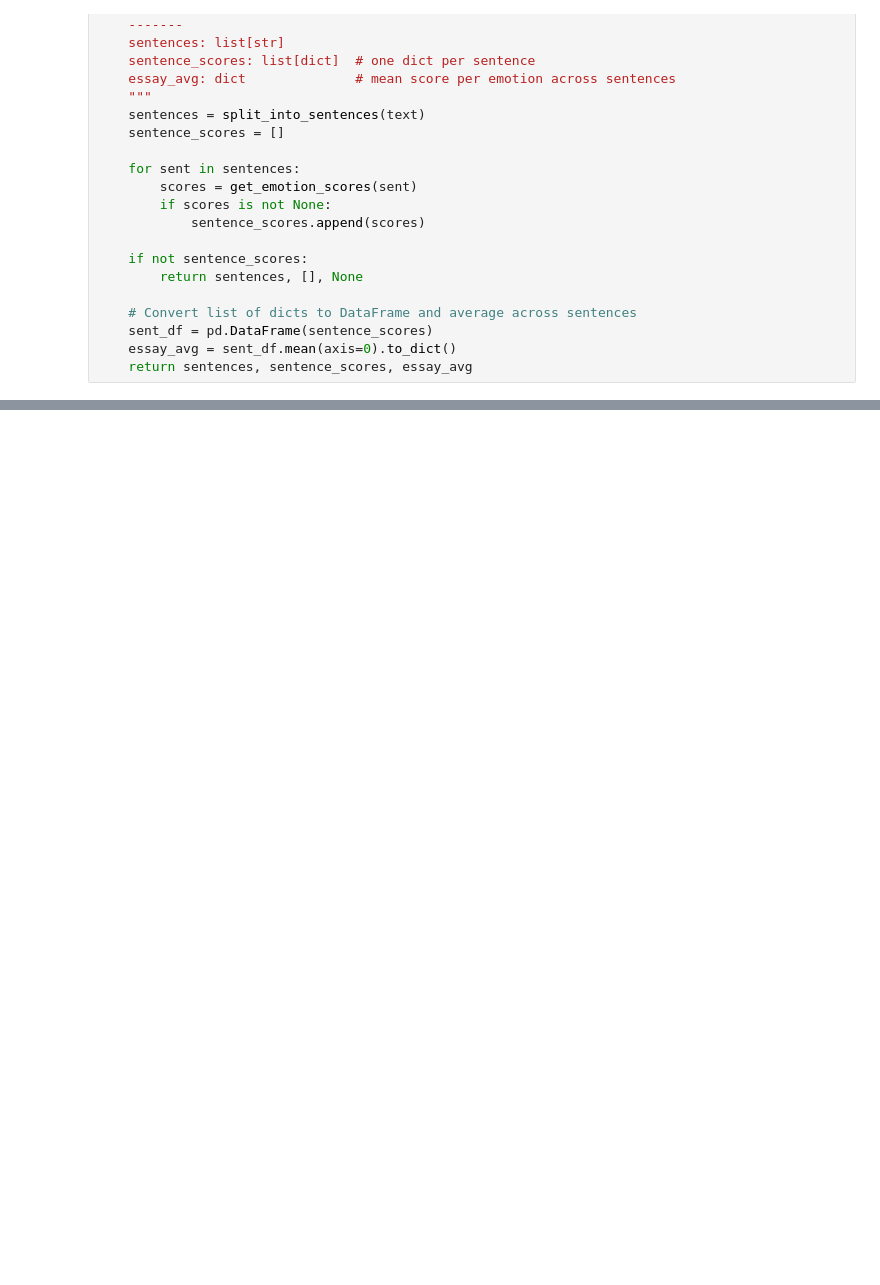
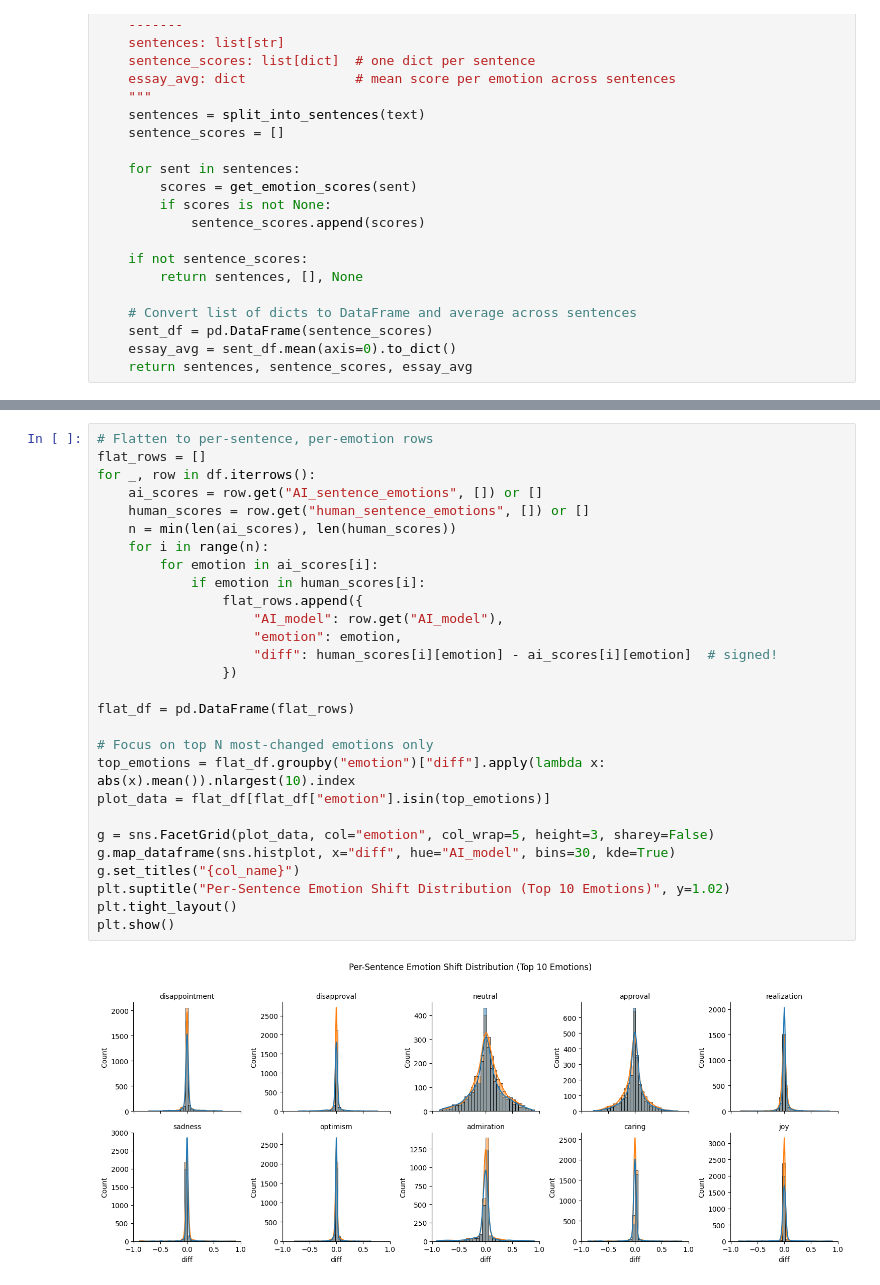
Before and after one commit to warit-tee/FYP, a Jupyter notebook: emotions/emotions_sentence_level.ipynb, the cells around one changed output, grey strips where cells are left out. Saved outputs shown, nothing was run; the diff lists cells and outputs as text; blank space fills up the shorter version.

```diff
--- a/emotions/emotions_sentence_level.ipynb
+++ b/emotions/emotions_sentence_level.ipynb
@@ -174,0 +482,30 @@ print("\nSaved ../emotion_comparison_sentence_level.csv")
+# %%
+# Flatten to per-sentence, per-emotion rows
+flat_rows = []
+for _, row in df.iterrows():
+    ai_scores = row.get("AI_sentence_emotions", []) or []
+    human_scores = row.get("human_sentence_emotions", []) or []
+    n = min(len(ai_scores), len(human_scores))
+    for i in range(n):
+        for emotion in ai_scores[i]:
+            if emotion in human_scores[i]:
+                flat_rows.append({
+                    "AI_model": row.get("AI_model"),
+                    "emotion": emotion,
+                    "diff": human_scores[i][emotion] - ai_scores[i][emotion]  # signed!
+                })
+
+flat_df = pd.DataFrame(flat_rows)
+
+# Focus on top N most-changed emotions only
+top_emotions = flat_df.groupby("emotion")["diff"].apply(lambda x: abs(x).mean()).nlargest(10).index
+plot_data = flat_df[flat_df["emotion"].isin(top_emotions)]
+
+g = sns.FacetGrid(plot_data, col="emotion", col_wrap=5, height=3, sharey=False)
+g.map_dataframe(sns.histplot, x="diff", hue="AI_model", bins=30, kde=True)
+g.set_titles("{col_name}")
+plt.suptitle("Per-Sentence Emotion Shift Distribution (Top 10 Emotions)", y=1.02)
+plt.tight_layout()
+plt.show()
+# %% [output]
+[figure, added]
```
Also changed, not shown: parts of 20 cells of this notebook.
